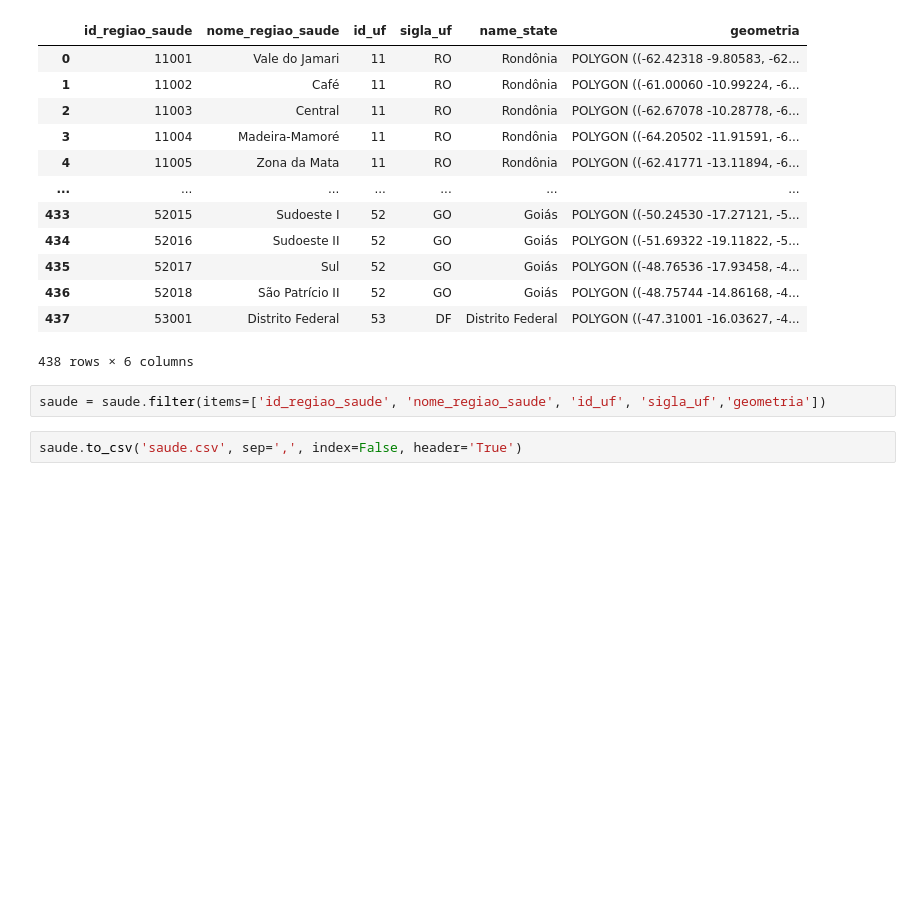
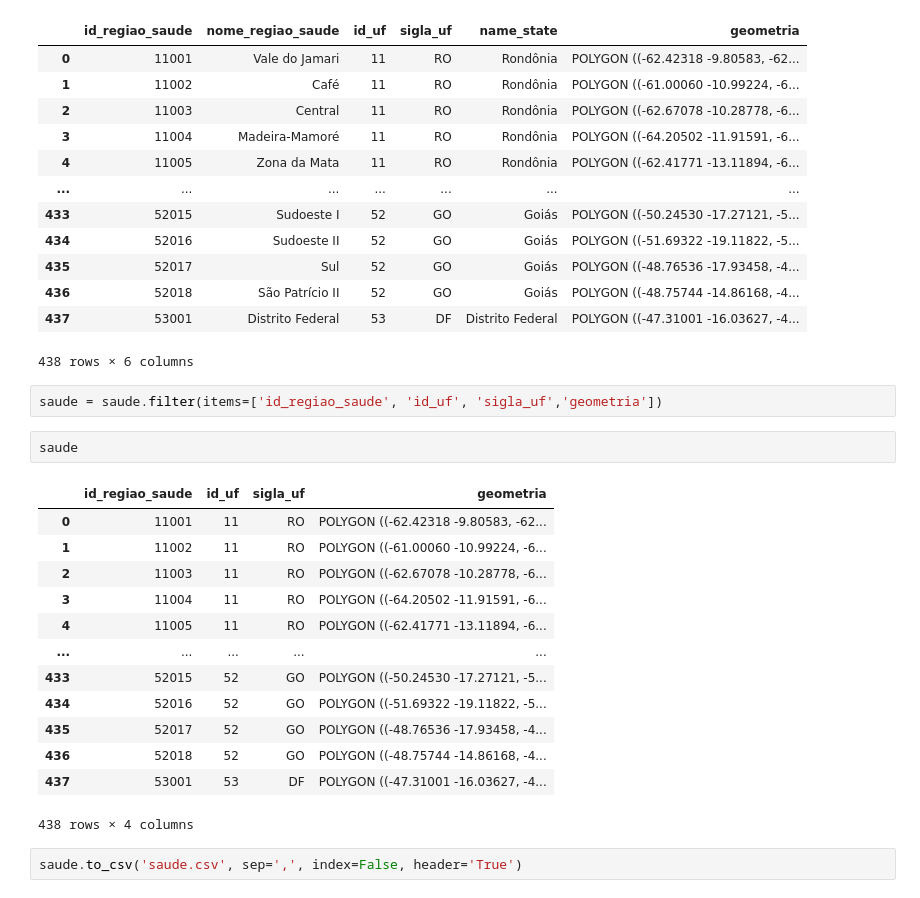
Before and after one commit to basedosdados/mais, a Jupyter notebook: bases/br_geobr_mapas/code/saude.ipynb, the cells around one changed output. Cells and saved outputs as stored; diff of their text form; blank space fills up the shorter version.

```diff
--- a/bases/br_geobr_mapas/code/saude.ipynb
+++ b/bases/br_geobr_mapas/code/saude.ipynb
@@ -58,6 +58,22 @@ saude
 | 437 | 53001 | Distrito Federal | 53 | DF | Distrito Federal | POLYGON ((-47.31001 -16.03627, -4... |
 438 rows × 6 columns
 # %%
-saude = saude.filter(items=['id_regiao_saude', 'nome_regiao_saude', 'id_uf', 'sigla_uf','geometria'])
+saude = saude.filter(items=['id_regiao_saude', 'id_uf', 'sigla_uf','geometria'])
+# %%
+saude
+# %% [output]
+|  | id_regiao_saude | id_uf | sigla_uf | geometria |
+| 0 | 11001 | 11 | RO | POLYGON ((-62.42318 -9.80583, -62... |
+| 1 | 11002 | 11 | RO | POLYGON ((-61.00060 -10.99224, -6... |
+| 2 | 11003 | 11 | RO | POLYGON ((-62.67078 -10.28778, -6... |
+| 3 | 11004 | 11 | RO | POLYGON ((-64.20502 -11.91591, -6... |
+| 4 | 11005 | 11 | RO | POLYGON ((-62.41771 -13.11894, -6... |
+| ... | ... | ... | ... | ... |
+| 433 | 52015 | 52 | GO | POLYGON ((-50.24530 -17.27121, -5... |
+| 434 | 52016 | 52 | GO | POLYGON ((-51.69322 -19.11822, -5... |
+| 435 | 52017 | 52 | GO | POLYGON ((-48.76536 -17.93458, -4... |
+| 436 | 52018 | 52 | GO | POLYGON ((-48.75744 -14.86168, -4... |
+| 437 | 53001 | 53 | DF | POLYGON ((-47.31001 -16.03627, -4... |
+438 rows × 4 columns
 # %%
 saude.to_csv('saude.csv', sep=',', index=False, header='True')
```
